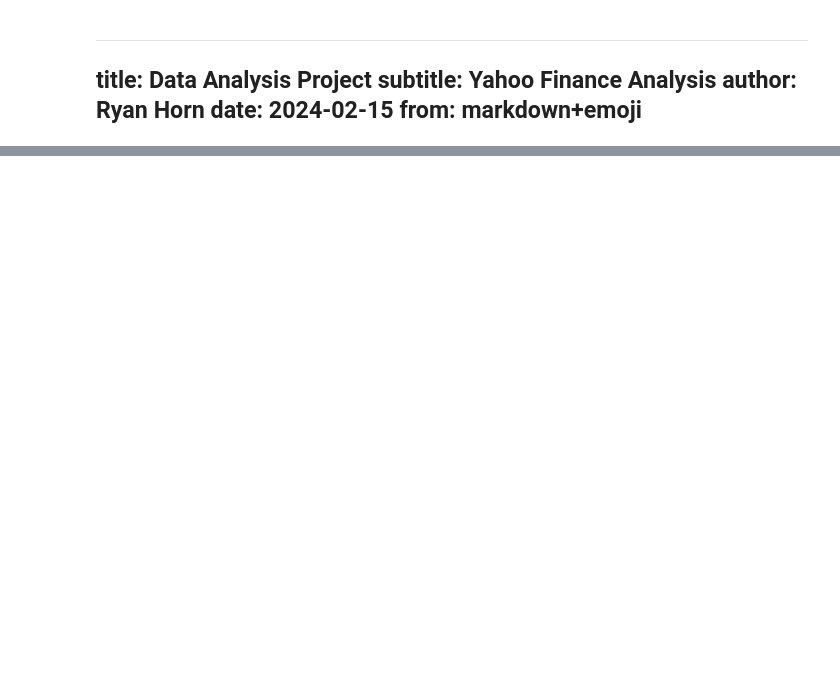
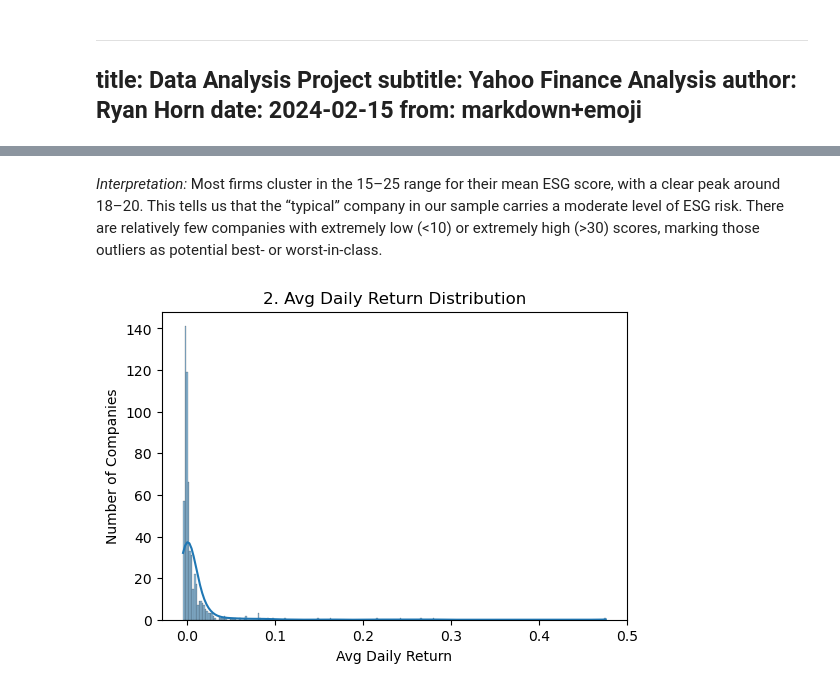
Before and after one commit to rhorn15/rhorn15.github.io, a Jupyter notebook: DANL210_proj.ipynb, the cells around one changed output, grey strips where cells are left out. Drawn from its saved outputs; the diff is of its cells as text; code cells hidden in the pictures; blank space fills up the shorter version.

```diff
--- a/DANL210_proj.ipynb
+++ b/DANL210_proj.ipynb
@@ -249,0 +39,29 @@ plt.show()
+# %%
+import pandas as pd
+import seaborn as sns
+import matplotlib.pyplot as plt
+from pandas.plotting import scatter_matrix
+from itables import init_notebook_mode, show
+init_notebook_mode(all_interactive= False)
+
+# Load saved CSVs
+esg_df   = pd.read_csv('/Users/ryanm/Documents/Classes/DANL Files/Spyder_work/Project_folder/danl_210_HORN_RYAN_ESG.csv')
+stock_df = pd.read_csv('/Users/ryanm/Documents/Classes/DANL Files/Spyder_work/Project_folder/danl_210_HORN_RYAN_stock.csv')
+
+show(esg_df)
+show(stock_df)
+
+# Compute daily returns
+stock_df['Return'] = stock_df['Close'].pct_change()
+
+# Quick peek at data types
+print(esg_df.dtypes)
+print(stock_df.dtypes)
+
+# Drop rows missing key ESG values
+esg_df = esg_df.dropna(subset=['Total_ESG_Risk'])
+
+# Aggregate
+avg_esg    = esg_df.groupby('Symbol')['Total_ESG_Risk'].mean().reset_index()
+avg_return = stock_df.groupby('Symbol')['Return'].mean().reset_index()
+company_df = pd.merge(avg_esg, avg_return, on='Symbol')
@@ -249,0 +240,12 @@ plt.show()
+# %% [markdown]
+*Interpretation:* Most firms cluster in the 15–25 range for their mean ESG score, with a clear peak around 18–20. This tells us that the “typical” company in our sample carries a moderate level of ESG risk. There are relatively few companies with extremely low (<10) or extremely high (>30) scores, marking those outliers as potential best- or worst-in-class.
+# %%
+# 2) Distribution of Average Daily Return per Company
+plt.figure(figsize=(6,4))
+sns.histplot(company_df['Return'], kde=True)
+plt.title('2. Avg Daily Return Distribution')
+plt.xlabel('Avg Daily Return')
+plt.ylabel('Number of Companies')
+plt.show()
+# %% [output]
+[figure, added]
```
Also changed, not shown: parts of 22 cells of this notebook, 9 other files.
